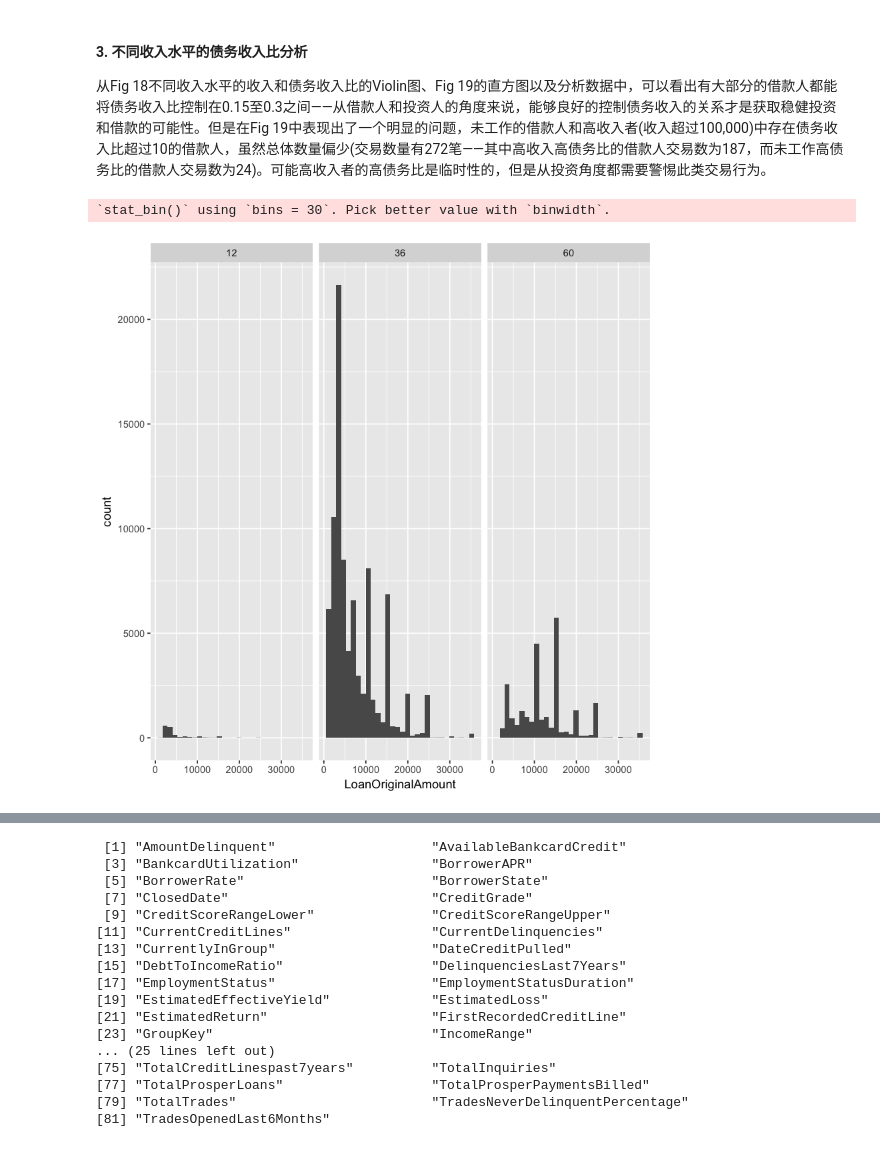
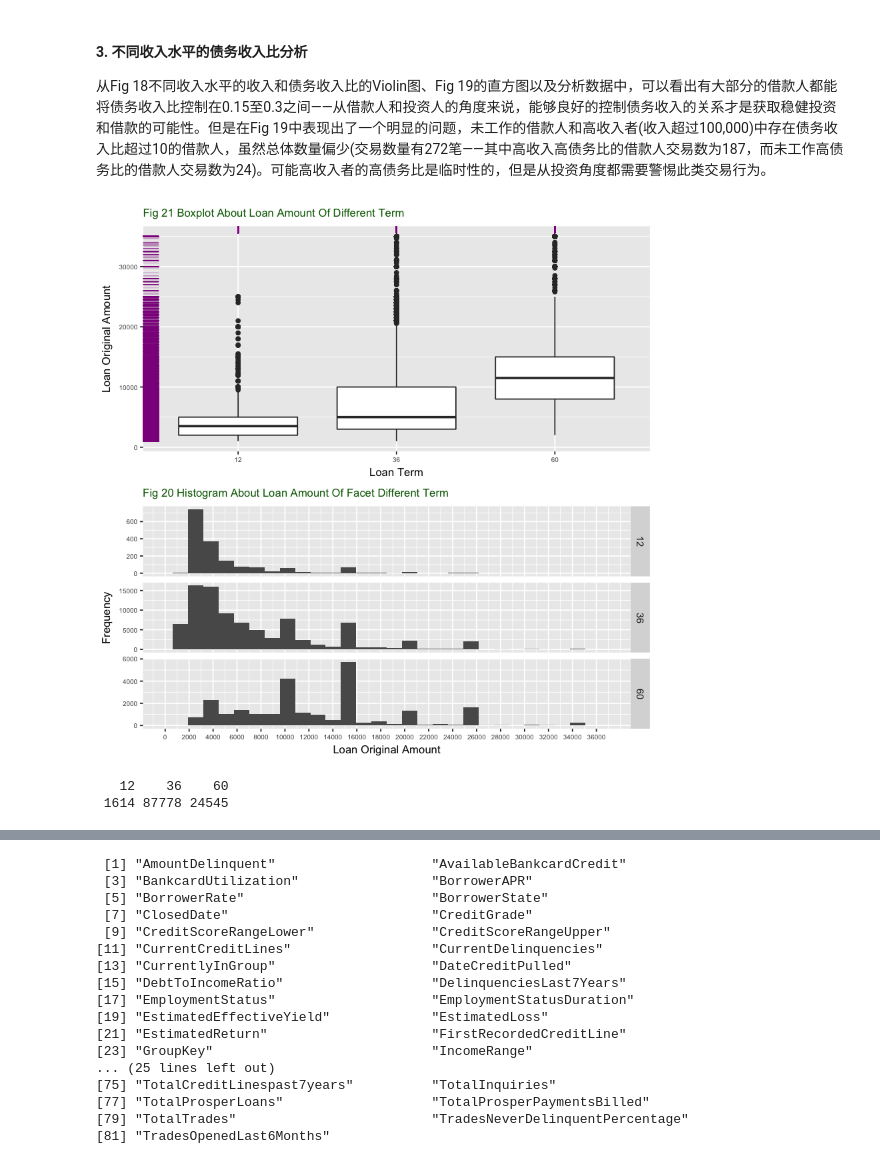
Before and after one commit to ZenRay/DataAnalysisAndSummary, a Jupyter notebook: ProsperEDA.ipynb, the cells around one changed output, grey strips where cells are left out. Saved outputs shown, nothing was run; the diff lists cells and outputs as text; code cells hidden in the pictures.

Commit message:
analysis the category variable, which is done. Now analysisi the continuous variable

```diff
--- a/ProsperEDA.ipynb
+++ b/ProsperEDA.ipynb
@@ -37,6 +37,9 @@ The following objects are masked from ‘package:stats’:
 The following object is masked from ‘package:dplyr’:
 
     combine
+# %%
+bivariate_theme <- theme(axis.text=element_text(size=6), plot.title=element_text(size=10, color="#006400"),
+          axis.title=element_text(size=10))
 # %%
 # load data
 rawprosper <- read.csv("prosperLoanData.csv", sep=",", stringsAsFactor=FALSE)
@@ -516,10 +519,28 @@ rawprosper %>%
 # %% [markdown]
 #### 3. 不同收入水平的债务收入比分析
 从Fig 18不同收入水平的收入和债务收入比的Violin图、Fig 19的直方图以及分析数据中，可以看出有大部分的借款人都能将债务收入比控制在0.15至0.3之间——从借款人和投资人的角度来说，能够良好的控制债务收入的关系才是获取稳健投资和借款的可能性。但是在Fig 19中表现出了一个明显的问题，未工作的借款人和高收入者(收入超过100,000)中存在债务收入比超过10的借款人，虽然总体数量偏少(交易数量有272笔——其中高收入高债务比的借款人交易数为187，而未工作高债务比的借款人交易数为24)。可能高收入者的高债务比是临时性的，但是从投资角度都需要警惕此类交易行为。
-# %%
-ggplot(aes(LoanOriginalAmount), data=rawprosper) +
-    geom_histogram() +
-    facet_wrap(~Term)
-# %% [output]
-`stat_bin()` using `bins = 30`. Pick better value with `binwidth`.
-[figure, removed]
+# %%
+# loan amount of different term
+p2 <- ggplot(aes(LoanOriginalAmount), data=rawprosper) +
+    geom_histogram(bins=30) +
+    facet_grid(Term~., scales ="free") +
+    bivariate_theme +
+    labs(x="Loan Original Amount", y="Frequency",
+         title="Fig 20 Histogram About Loan Amount Of Facet Different Term") +
+    scale_x_continuous(limits=c(0, 37000), breaks=seq(0, 37000, 2000))
+
+p1 <- ggplot(aes(x=factor(Term), y=LoanOriginalAmount), data=rawprosper) +
+    geom_boxplot() +
+    geom_rug(sides="left", alpha=0.2,color="#8B008B") +
+    bivariate_theme +
+    labs(x="Loan Term", y="Loan Original Amount",
+         title="Fig 21 Boxplot About Loan Amount Of Different Term")
+
+grid.arrange(p1, p2, nrow=2)
+# %% [output]
+[figure, added]
+# %%
+table(rawprosper$Term)
+# %% [output]
+   12    36    60
+ 1614 87778 24545
```
Also changed, not shown: parts of 5 cells of this notebook.
